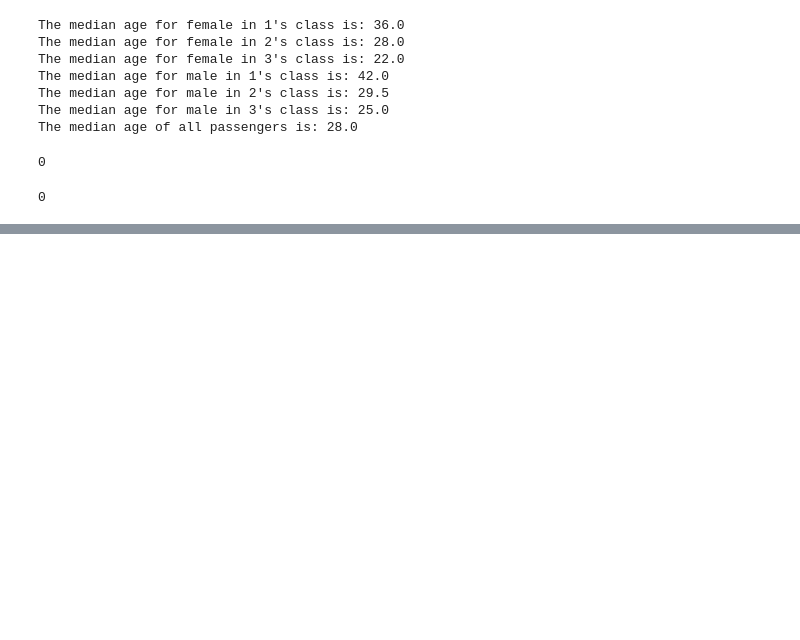
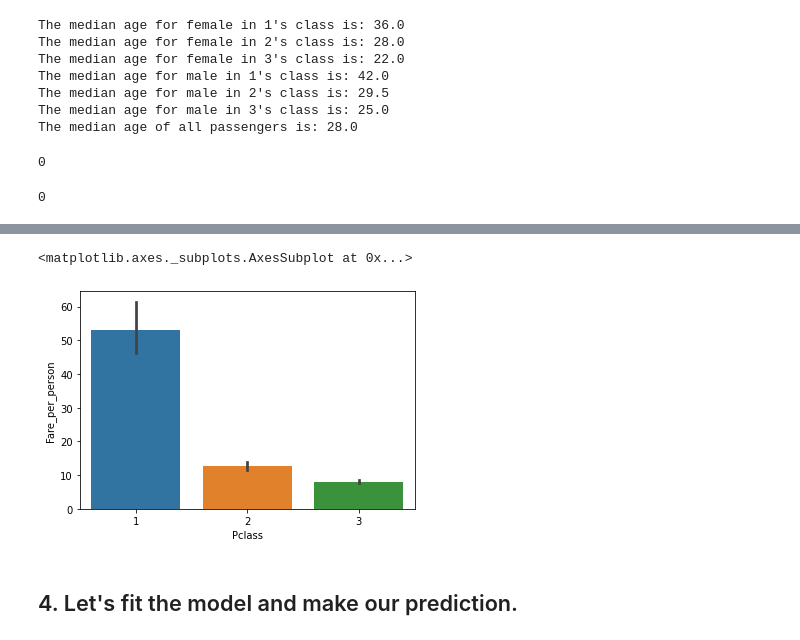
Before and after one commit to joelaniado/Titanic_Logistic_Regression, a Jupyter notebook: Titanic_model_classification.ipynb, the cells around one changed output, grey strips where cells are left out. Drawn from its saved outputs; the diff is of its cells as text; code cells hidden in the pictures; blank space fills up the shorter version.

```diff
--- a/Titanic_model_classification.ipynb
+++ b/Titanic_model_classification.ipynb
@@ -265,0 +356,7 @@ data.head()
+# %%
+sns.barplot(x=X_train['Pclass'],y=X_train['Fare_per_person'],data=X_train)
+# %% [output]
+<matplotlib.axes._subplots.AxesSubplot at 0x...>
+[figure, added]
+# %% [markdown]
+## 4. Let's fit the model and make our prediction.
```
Also changed, not shown: parts of 24 cells of this notebook, 1 other file.
